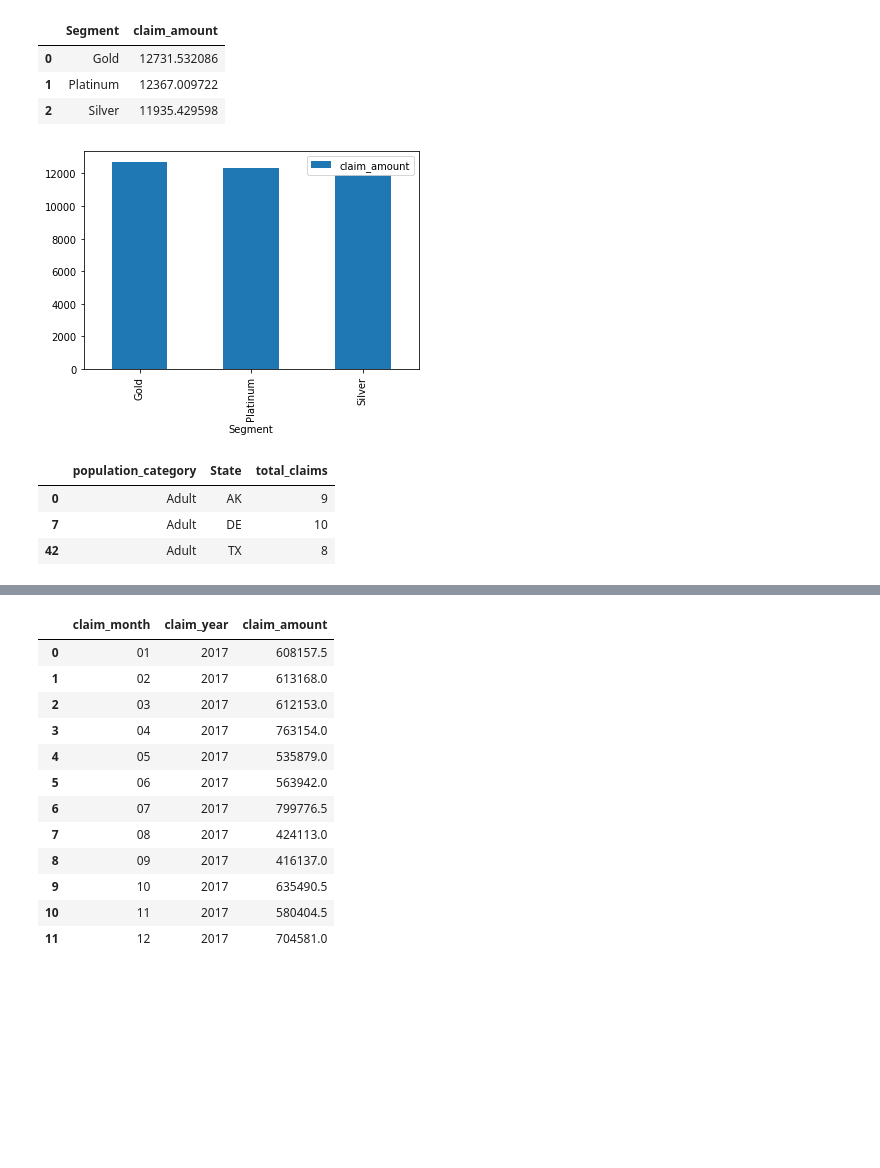
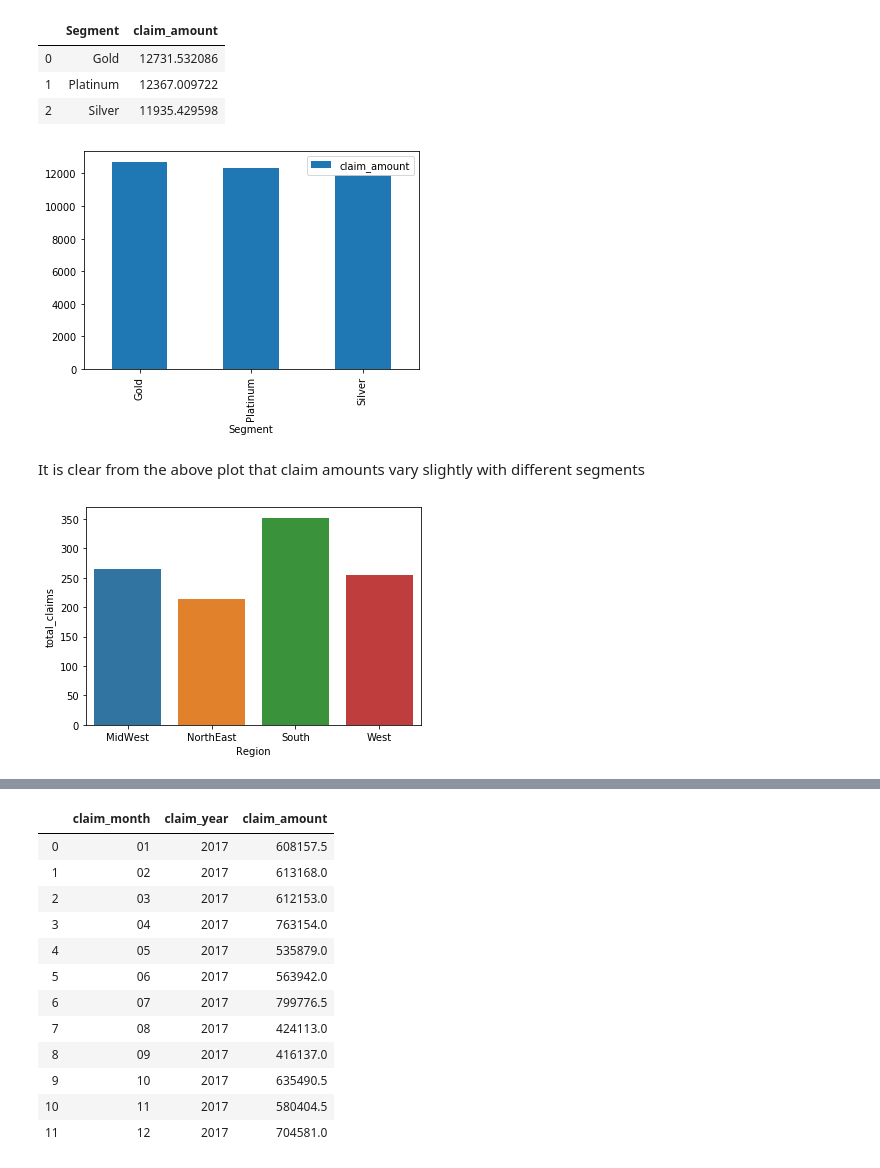
Before and after one commit to AnupamGH/insurance-claim-analytics, a Jupyter notebook: notebook/EDA.ipynb, the cells around one changed output, grey strips where cells are left out. Cells and saved outputs as stored; diff of their text form; code cells hidden in the pictures; blank space fills up the shorter version.

```diff
--- a/notebook/EDA.ipynb
+++ b/notebook/EDA.ipynb
@@ -112,19 +165,10 @@ avg_claim_per_segment
 # %%
 import matplotlib.pyplot as plt
 %matplotlib inline
+
+# plotting barchart to understand the claim amounts across segments
+avg_claim_per_segment.plot.bar(x = 'Segment',y='claim_amount');
+# %% [output]
+[figure, added]
-# %%
-avg_claim_per_segment.plot.bar(x = 'Segment',y='claim_amount');
-# %% [output]
-[figure, removed]
-# %%
-# number of adults from AK,DE,TX who have driver related incident claims
-
-claims_driver_error = claims_per_customers[claims_per_customers['incident_cause'].isin(['Driver error','Other driver error'])]
-adult_claims_driver_error = pd.DataFrame(claims_driver_error.groupby(['population_category','State'],as_index=False).size()).reset_index()
-adult_claims_driver_error.rename(columns = {0:'total_claims'}, inplace = True)
-adult_claims_driver_error[(adult_claims_driver_error['population_category'] =='Adult') & (adult_claims_driver_error['State'].isin(['TX','DE','AK']))]
-# %% [output]
-|  | population_category | State | total_claims |
-| 0 | Adult | AK | 9 |
-| 7 | Adult | DE | 10 |
-| 42 | Adult | TX | 8 |
+# %% [markdown]
+It is clear from the above plot that claim amounts vary slightly with different segments
@@ -130,0 +178,6 @@ adult_claims_driver_error[(adult_claims_driver_error['population_category'] =='A
+# %%
+claims_per_region = claims_per_customers.groupby('Region').size().reset_index()
+claims_per_region.rename(columns = {0:'total_claims'}, inplace = True)
+sns.barplot(x = 'Region', y = 'total_claims', data = claims_per_region);
+# %% [output]
+[figure, added]
```
Also changed, not shown: parts of 24 cells of this notebook, 3 other files.
